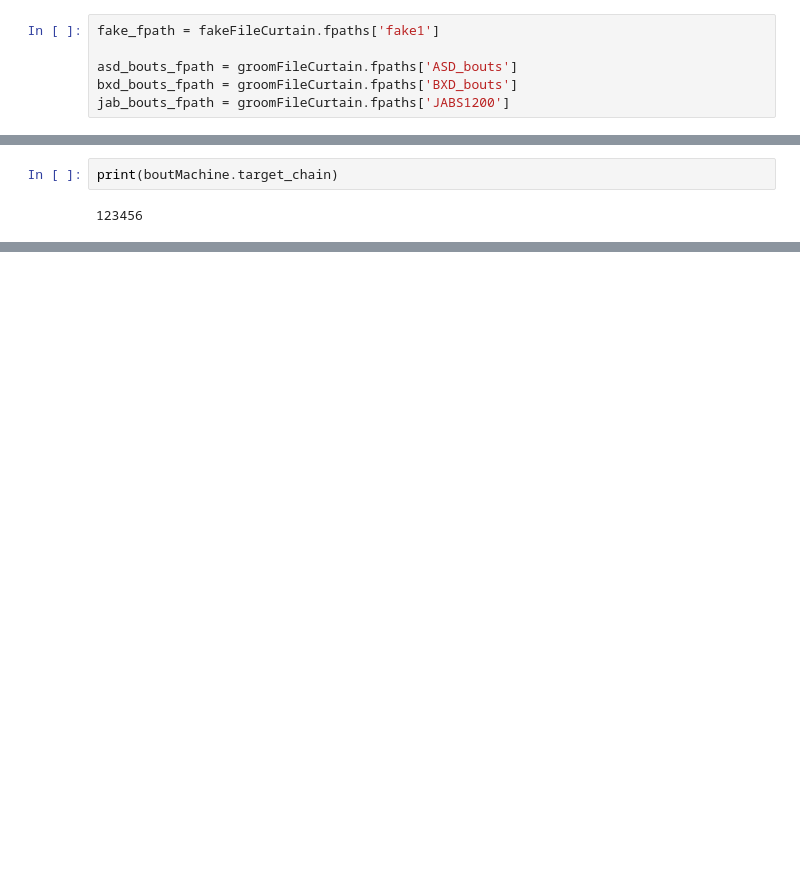
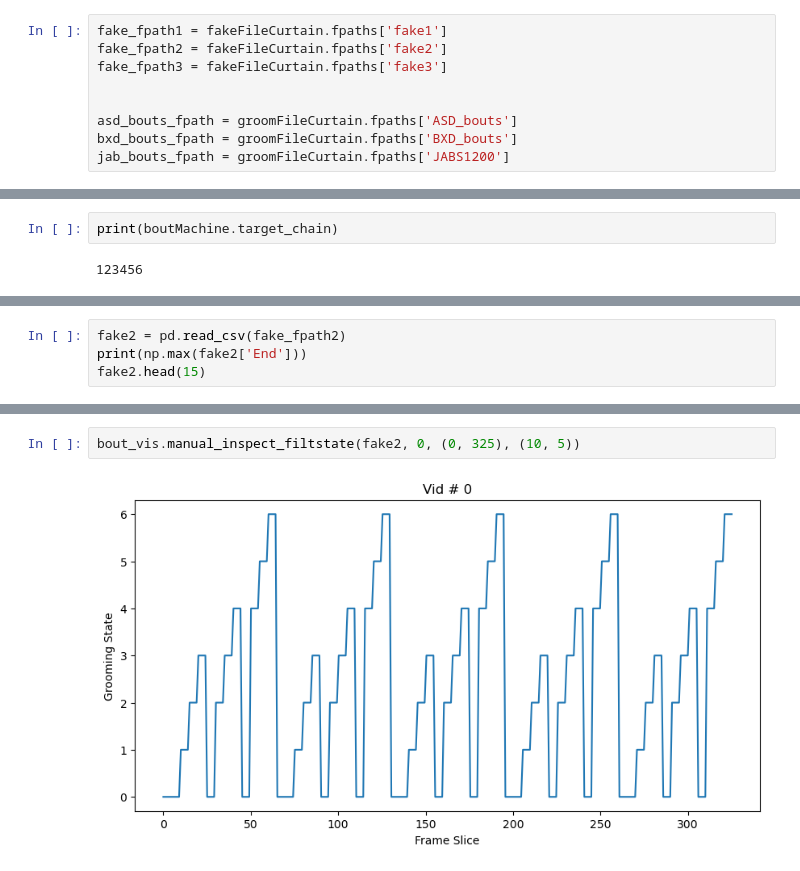
Before and after one commit to brigbrog/Syntactic-Grooming, a Jupyter notebook: bout_machine.ipynb, the cells around one changed output, grey strips where cells are left out. Saved outputs shown, nothing was run; the diff lists cells and outputs as text; blank space fills up the shorter version.

Commit message:
matching functioning with interval and bout log

```diff
--- a/bout_machine.ipynb
+++ b/bout_machine.ipynb
@@ -13,7 +16,10 @@ groomFileCurtain = FileCurtain('/Users/brogab/Documents/JAXFell25/library/groom_
 
 fakeFileCurtain = FileCurtain('/Users/brogab/Documents/JAXFell25/library/fake_pathlib.txt')
 # %%
-fake_fpath = fakeFileCurtain.fpaths['fake1']
+fake_fpath1 = fakeFileCurtain.fpaths['fake1']
+fake_fpath2 = fakeFileCurtain.fpaths['fake2']
+fake_fpath3 = fakeFileCurtain.fpaths['fake3']
+
 
 asd_bouts_fpath = groomFileCurtain.fpaths['ASD_bouts']
 bxd_bouts_fpath = groomFileCurtain.fpaths['BXD_bouts']
@@ -78,0 +67,4 @@ print(log)
+# %%
+fake2 = pd.read_csv(fake_fpath2)
+print(np.max(fake2['End']))
+fake2.head(15)
@@ -78,0 +89,4 @@ print(log)
+# %%
+bout_vis.manual_inspect_filtstate(fake2, 0, (0, 325), (10, 5))
+# %% [output]
+[figure, added]
```
Also changed, not shown: parts of 14 cells of this notebook, 2 other files.
